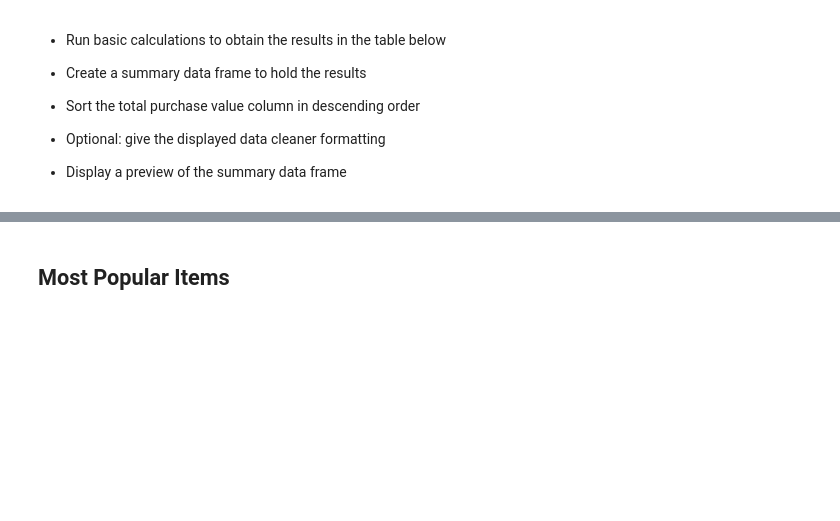
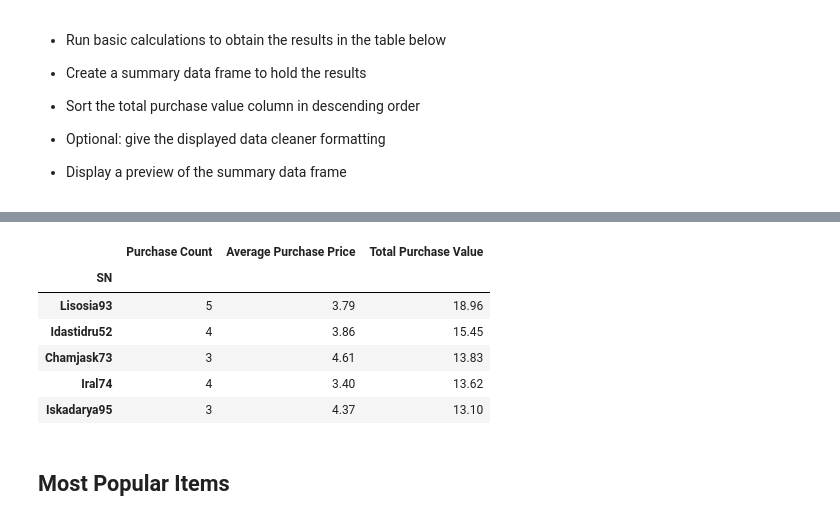
Before and after one commit to debrawu/pandas-challenge, a Jupyter notebook: HeroesOfPymoli/HeroesOfPymoli_starter.ipynb, the cells around one changed output, grey strips where cells are left out. Saved outputs shown, nothing was run; the diff lists cells and outputs as text; code cells hidden in the pictures; blank space fills up the shorter version.

```diff
--- a/HeroesOfPymoli/HeroesOfPymoli_starter.ipynb
+++ b/HeroesOfPymoli/HeroesOfPymoli_starter.ipynb
@@ -292,3 +327,34 @@ age_demo_final.sort_index(axis=0)
+# %%
+#calculate purchase count by using groupby
+sn_group = purchase_data.groupby(['SN']).count()['Price'].rename('Purchase Count')
+
+#calculate average purchase price
+average_group = (purchase_data.groupby(['SN']).mean()['Price'].rename('Average Purchase Price')).round(2)
+
+#total purchase value
+total_group = purchase_data.groupby(['SN']).sum()['Price'].rename('Total Purchase Value')
+
+top_spenders = pd.DataFrame({'Purchase Count': sn_group,
+                           'Average Purchase Price': average_group,
+                           'Total Purchase Value': total_group})
+
+top_spenders
+
+top_spenders.sort_values('Total Purchase Value', ascending=False).head(5)
+
+# top_spenders['Average Purchase Price'] = top_spenders['Average Purchase Price'].map("${:.2f}".format)
+
+# top_spenders['Total Purchase Value'] = top_spenders['Total Purchase Value'].map("${:.2f}".format)
+
+# top_spenders.sort_values('Total Purchase Value', ascending=False).head(5)
+# %% [output]
+|  | Purchase Count | Average Purchase Price | Total Purchase Value |
+| SN |  |  |  |
+| Lisosia93 | 5 | 3.79 | 18.96 |
+| Idastidru52 | 4 | 3.86 | 15.45 |
+| Chamjask73 | 3 | 4.61 | 13.83 |
+| Iral74 | 4 | 3.40 | 13.62 |
+| Iskadarya95 | 3 | 4.37 | 13.10 |
 # %% [markdown]
 ## Most Popular Items
 # %% [markdown]
```
Also changed, not shown: parts of 4 cells of this notebook.
